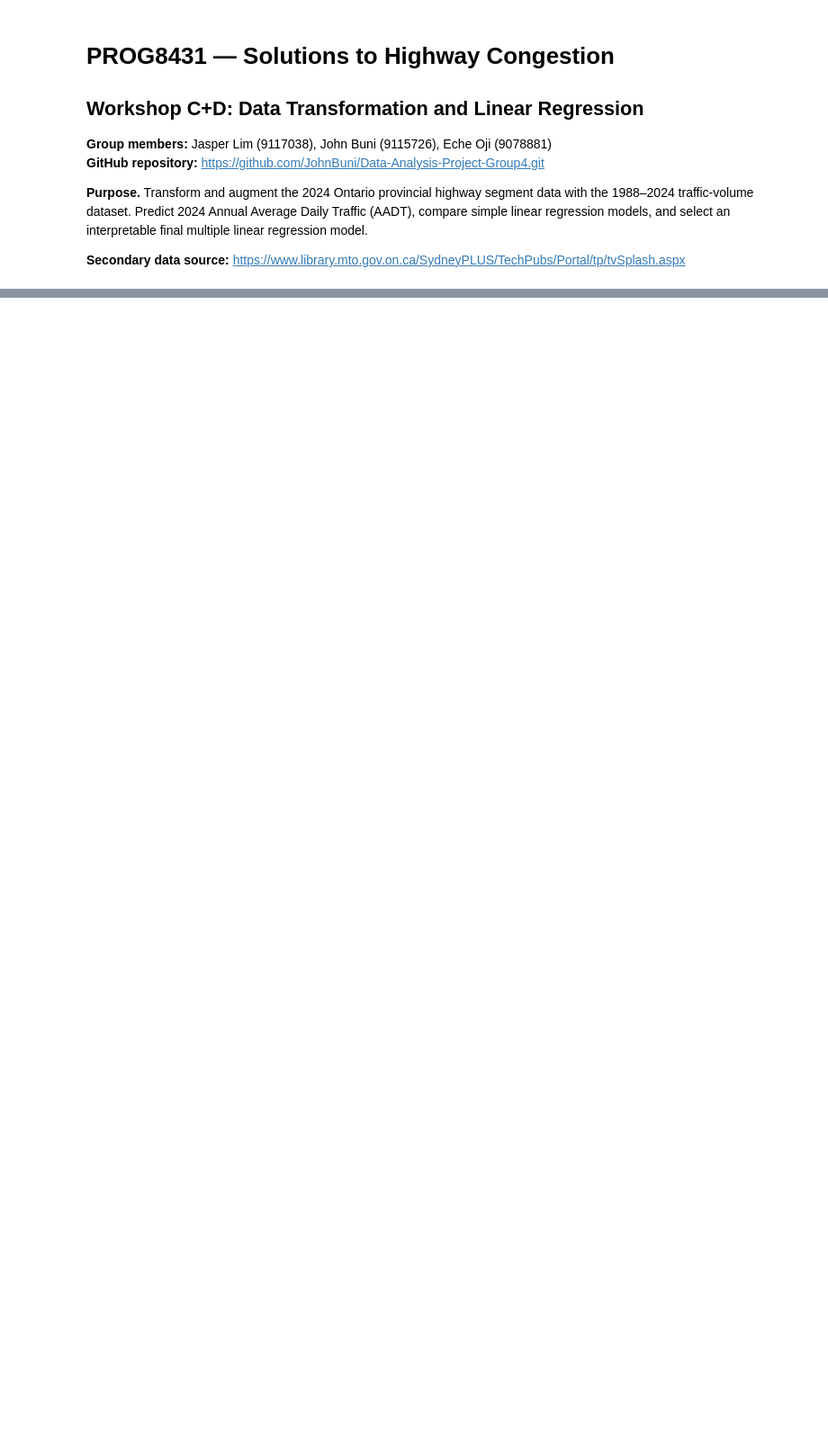
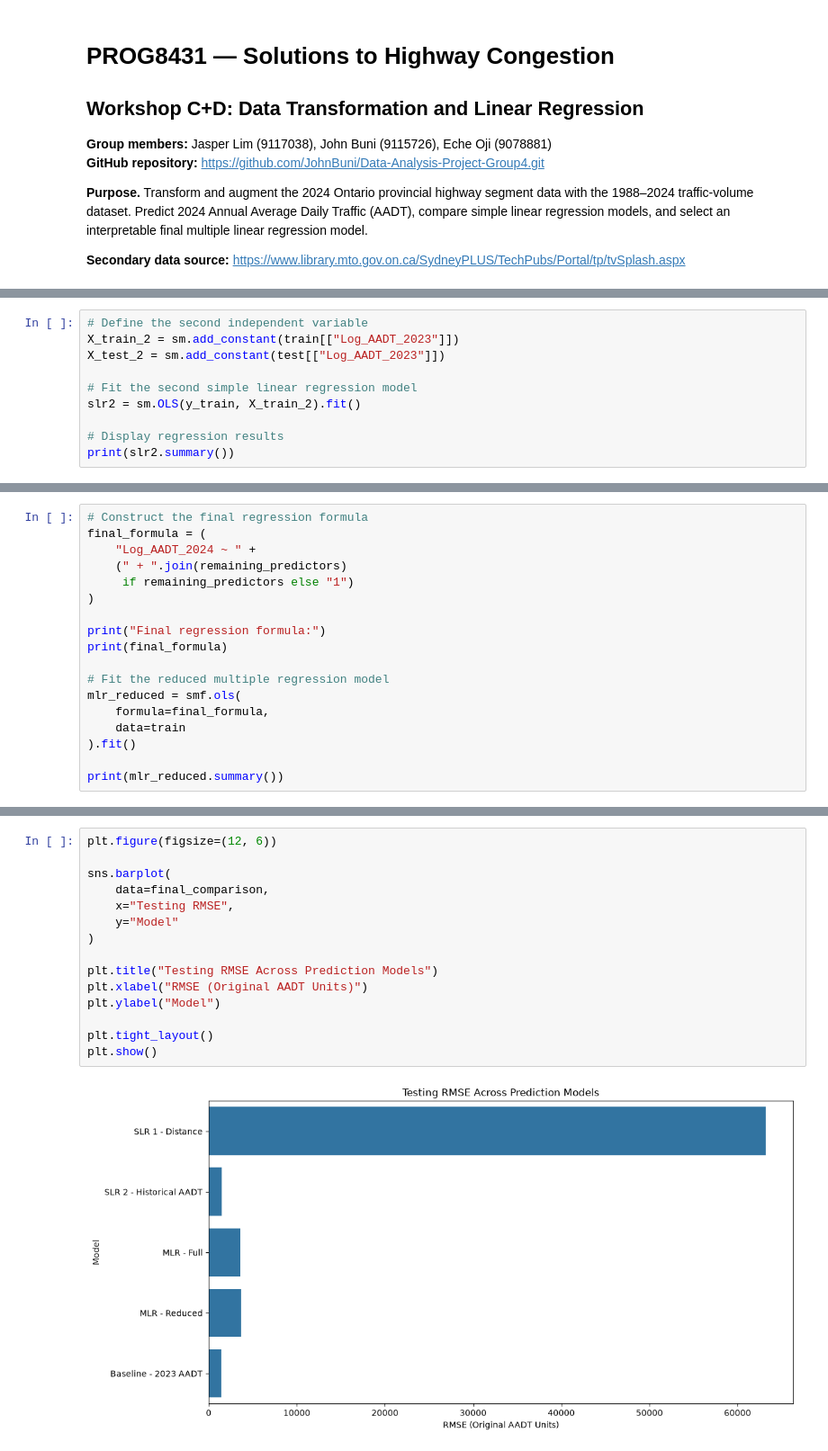
Before and after one commit to JohnBuni/Data-Analysis-Project-Group4, a Jupyter notebook: highway_congestion_workshopC.ipynb, the cells around one changed output, grey strips where cells are left out. Shown at 90% size. Saved outputs shown, nothing was run; the diff lists cells and outputs as text; blank space fills up the shorter version.

```diff
--- a/highway_congestion_workshopC.ipynb
+++ b/highway_congestion_workshopC.ipynb
@@ -378,0 +1104,10 @@ Selected features: 10
+# %%
+# Define the second independent variable
+X_train_2 = sm.add_constant(train[["Log_AADT_2023"]])
+X_test_2 = sm.add_constant(test[["Log_AADT_2023"]])
+
+# Fit the second simple linear regression model
+slr2 = sm.OLS(y_train, X_train_2).fit()
+
+# Display regression results
+print(slr2.summary())
@@ -378,0 +1487,18 @@ Selected features: 10
+# %%
+# Construct the final regression formula
+final_formula = (
+    "Log_AADT_2024 ~ " +
+    (" + ".join(remaining_predictors)
+     if remaining_predictors else "1")
+)
+
+print("Final regression formula:")
+print(final_formula)
+
+# Fit the reduced multiple regression model
+mlr_reduced = smf.ols(
+    formula=final_formula,
+    data=train
+).fit()
+
+print(mlr_reduced.summary())
@@ -378,0 +1564,17 @@ Selected features: 10
+# %%
+plt.figure(figsize=(12, 6))
+
+sns.barplot(
+    data=final_comparison,
+    x="Testing RMSE",
+    y="Model"
+)
+
+plt.title("Testing RMSE Across Prediction Models")
+plt.xlabel("RMSE (Original AADT Units)")
+plt.ylabel("Model")
+
+plt.tight_layout()
+plt.show()
+# %% [output]
+[figure, added]
```
Also changed, not shown: parts of 56 cells of this notebook, 1 other file.
